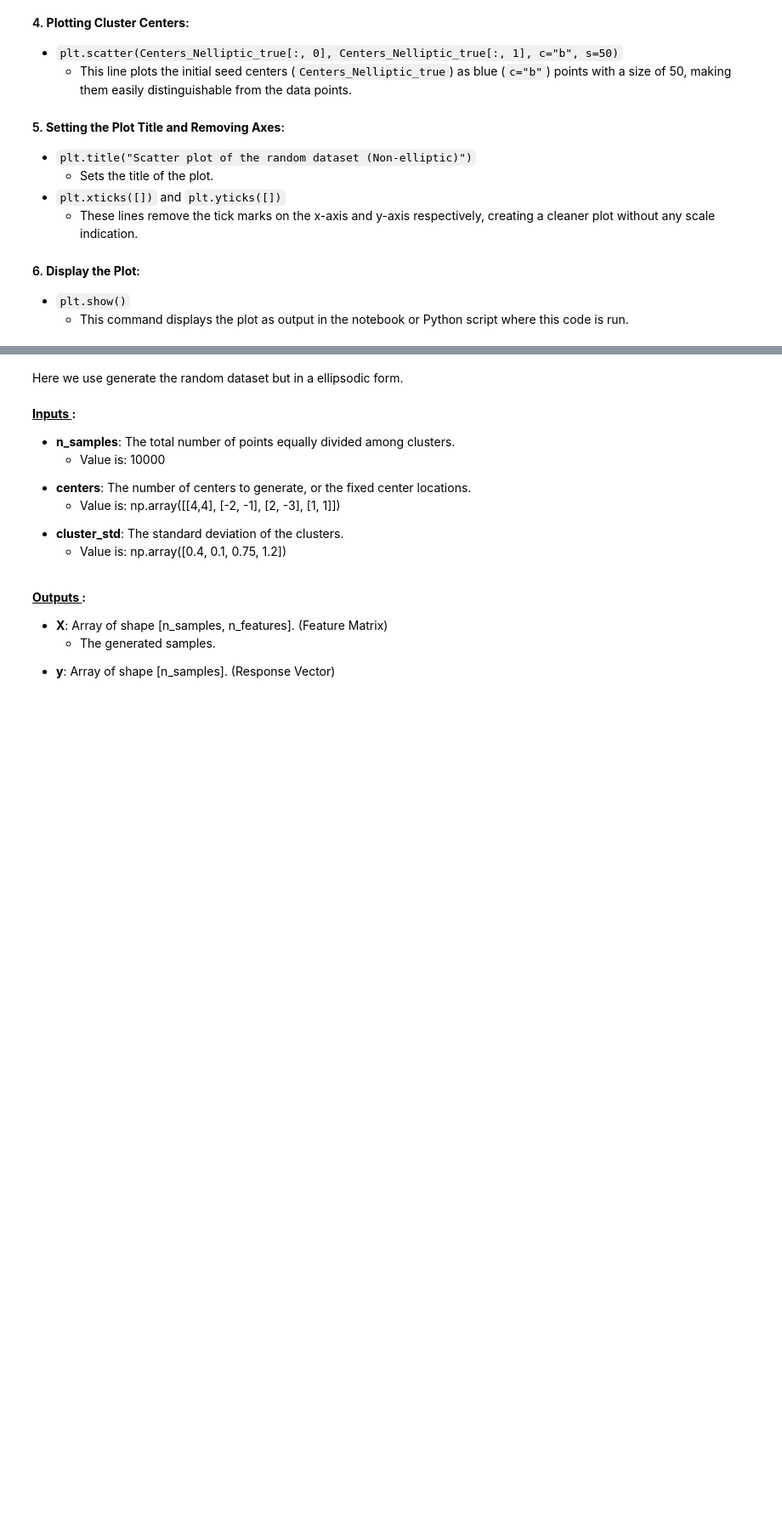
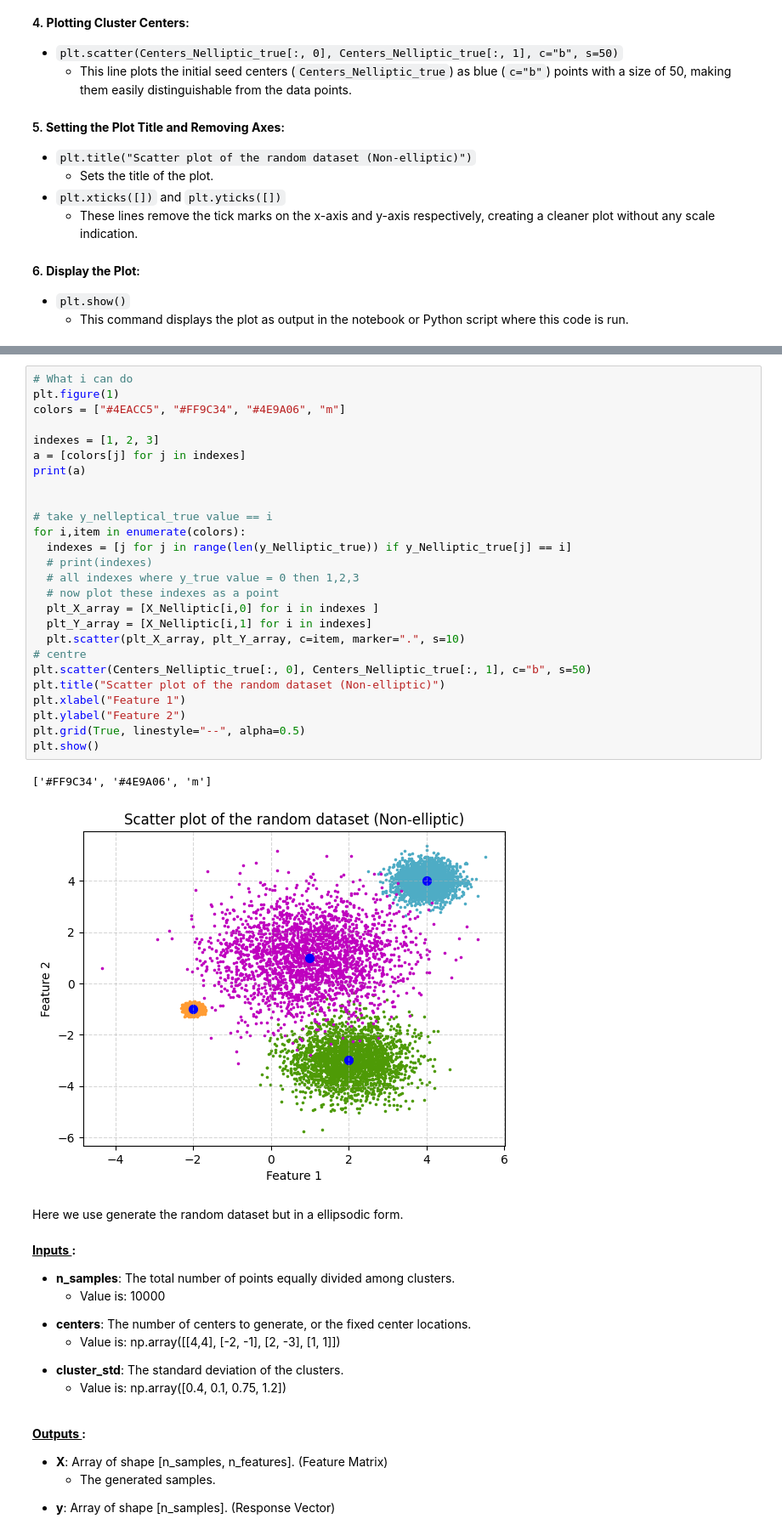
Before and after one commit to 1500-Shubham/Stockholm_University, a Jupyter notebook: DS/Lab2/Clustering_Lab_v4(Lab).ipynb, the cells around one changed output, grey strips where cells are left out. Shown at 85% size. Cells and saved outputs as stored; diff of their text form; blank space fills up the shorter version.

```diff
--- a/DS/Lab2/Clustering_Lab_v4(Lab).ipynb
+++ b/DS/Lab2/Clustering_Lab_v4(Lab).ipynb
@@ -272,3 +296,32 @@ plt.show()
+# %%
+# What i can do
+plt.figure(1)
+colors = ["#4EACC5", "#FF9C34", "#4E9A06", "m"]
+
+indexes = [1, 2, 3]
+a = [colors[j] for j in indexes]
+print(a)
+
+
+# take y_nelleptical_true value == i
+for i,item in enumerate(colors):
+  indexes = [j for j in range(len(y_Nelliptic_true)) if y_Nelliptic_true[j] == i]
+  # print(indexes)
+  # all indexes where y_true value = 0 then 1,2,3
+  # now plot these indexes as a point
+  plt_X_array = [X_Nelliptic[i,0] for i in indexes ]
+  plt_Y_array = [X_Nelliptic[i,1] for i in indexes]
+  plt.scatter(plt_X_array, plt_Y_array, c=item, marker=".", s=10)
+# centre
+plt.scatter(Centers_Nelliptic_true[:, 0], Centers_Nelliptic_true[:, 1], c="b", s=50)
+plt.title("Scatter plot of the random dataset (Non-elliptic)")
+plt.xlabel("Feature 1")
+plt.ylabel("Feature 2")
+plt.grid(True, linestyle="--", alpha=0.5)
+plt.show()
+# %% [output]
+['#FF9C34', '#4E9A06', 'm']
+[figure, added]
 # %% [markdown]
 Here we use generate the random dataset but in a ellipsodic form.<br> <br>
 <b> <u> Inputs </u>: </b>
```
Also changed, not shown: parts of 10 cells of this notebook.
